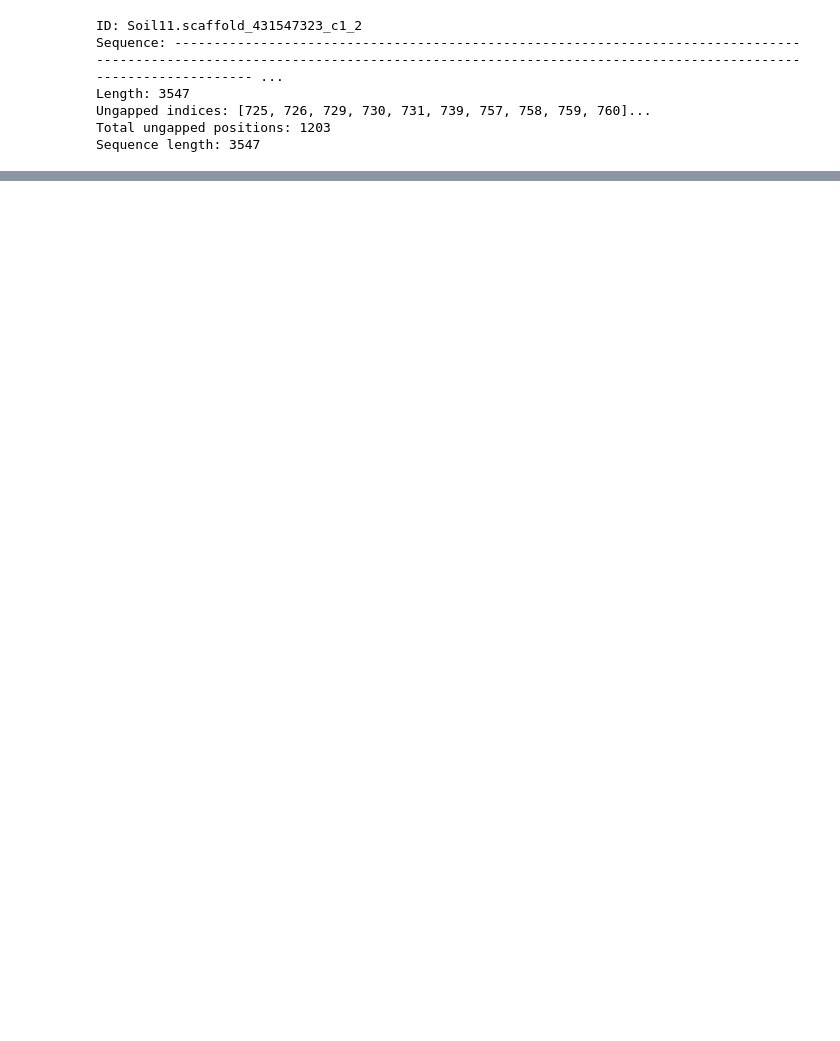
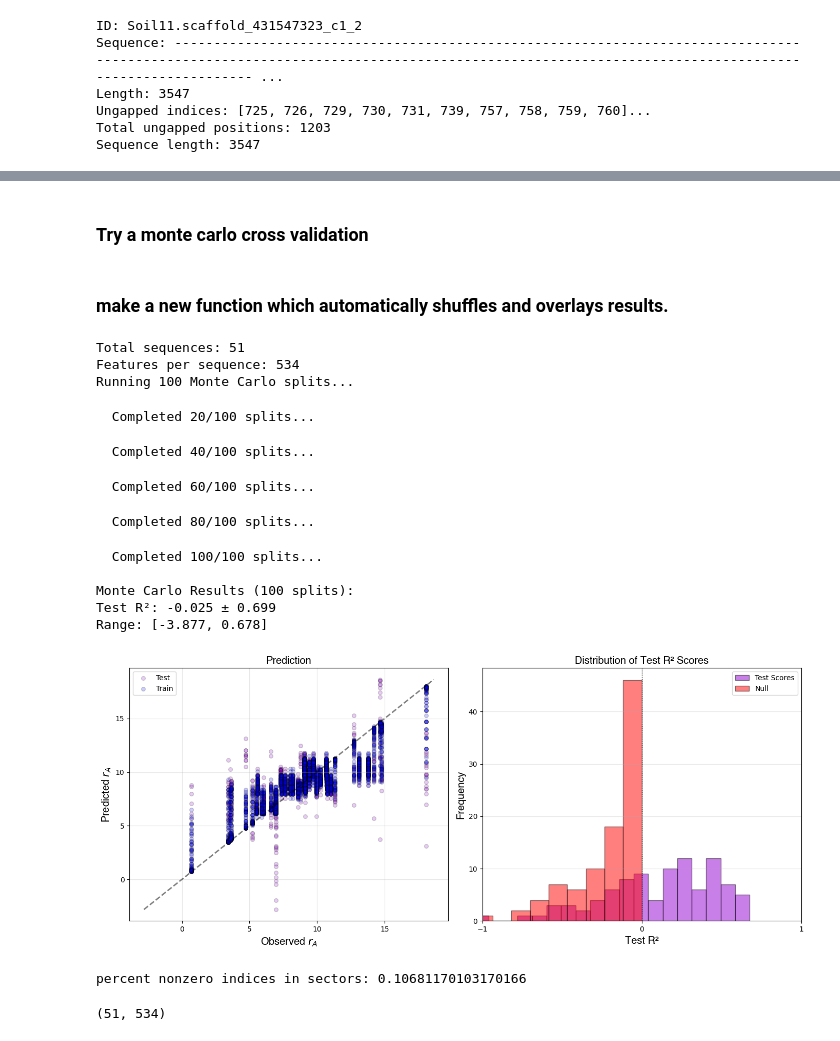
Before and after one commit to JoeLandsittel37/soil, a Jupyter notebook: notebooks/isolates.ipynb, the cells around one changed output, grey strips where cells are left out. Saved outputs shown, nothing was run; the diff lists cells and outputs as text; code cells hidden in the pictures; blank space fills up the shorter version.

```diff
--- a/notebooks/isolates.ipynb
+++ b/notebooks/isolates.ipynb
@@ -76,6 +98,19 @@ sec 5 pos [1066 1109 1021 1110 1037 1085 1118 1101 1094 1119 1112 1099  998 1042
 # %%
-print(sec3_indices)
-print(sec5_indices)
+print(sec3_pos)
+print(sec5_pos)
+
+conserved_indices_np = np.array(conserved_indices)
+sec3_pos_np = np.array(sec3_pos)
+sec5_pos_np = np.array(sec5_pos)
+
+mask3 = np.isin(conserved_indices_np, sec3_pos_np)
+mask5 = np.isin(conserved_indices_np, sec5_pos_np)
+sec3_conserved = np.where(mask3)[0]
+sec5_conserved = np.where(mask5)[0]
+sector_conserved = np.concatenate([sec3_conserved, sec5_conserved])
+print(conserved_indices[sector_conserved])
+print(sector_conserved)
+#sector_conserved are the insdices in the conserved msa which are also in a sector
 # %% [output]
 [ 42  83  32  36  40  53  75  22  18  60  86  56  35  84  21  73  72  68
   19  25  37  61  71  77  29  46  54  59  31  49  38  33  74 117  90  47
@@ -650,0 +464,4 @@ MSA indices from mapping: [ 798  808 1076 1089 1171 1274 1350 1474 1482 1562 169
+# %% [markdown]
+### Try a monte carlo cross validation
+# %% [markdown]
+### make a new function which automatically shuffles and overlays results.
@@ -650,0 +634,31 @@ MSA indices from mapping: [ 798  808 1076 1089 1171 1274 1350 1474 1482 1562 169
+# %%
+results = msa_regression(msa_encoding, rates, test_size=0.15, random_state=42, n_splits=100)
+print('percent nonzero indices in sectors:', results['sector_percent'])
+
+# shuffled_rates = rates.copy()
+# np.random.shuffle(shuffled_rates)
+# results = msa_regression_complete(msa_encoding, shuffled_rates, test_size=0.15, random_state=42, n_splits=100)
+
+# msa_encoding_shuffle = msa_encoding.copy()
+# for row in msa_encoding_shuffle:
+#     random.shuffle(row)
+# results = msa_regression_complete(msa_encoding_shuffle, rates, test_size=0.15, random_state=42, n_splits=100)
+# %% [output]
+Total sequences: 51
+Features per sequence: 534
+Running 100 Monte Carlo splits...
+  Completed 20/100 splits...
+  Completed 40/100 splits...
+  Completed 60/100 splits...
+  Completed 80/100 splits...
+  Completed 100/100 splits...
+
+Monte Carlo Results (100 splits):
+Test R²: -0.025 ± 0.699
+Range: [-3.877, 0.678]
+[figure, added]
+percent nonzero indices in sectors: 0.10681170103170166
+# %%
+print(msa_encoding.shape)
+# %% [output]
+(51, 534)
```
Also changed, not shown: parts of 14 cells of this notebook, 45 other files.
